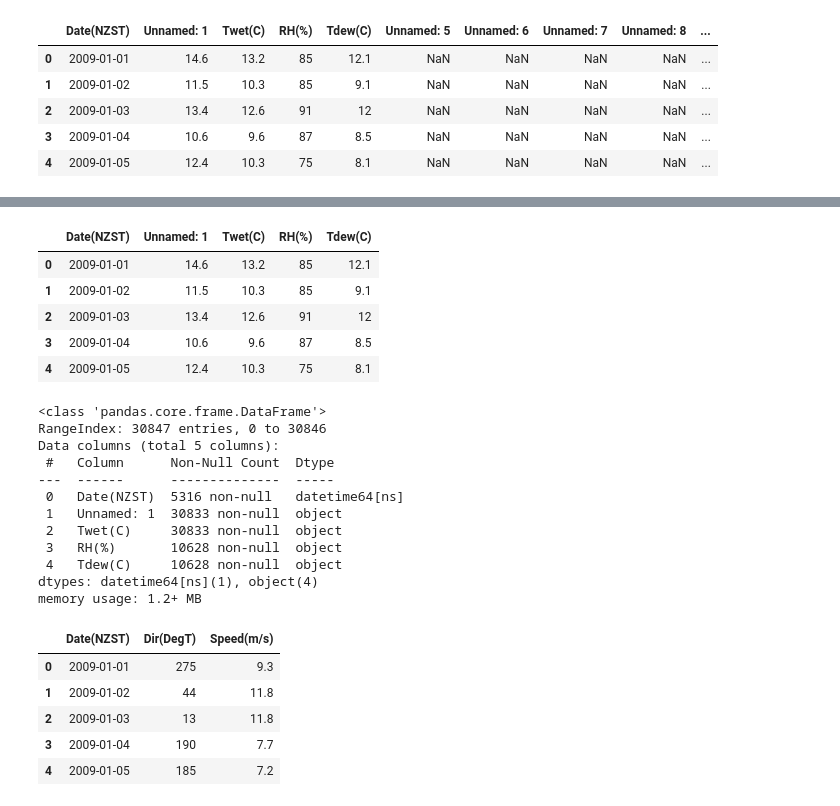
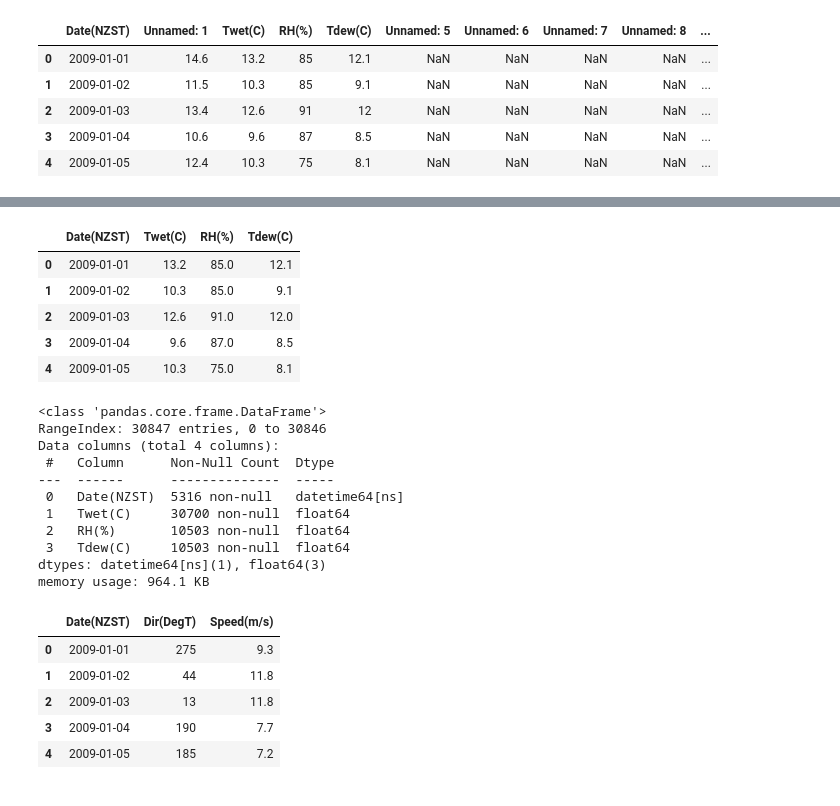
Before and after one commit to YingCG/research-weather-forecast, a Jupyter notebook: data/niwa_cleaned/preprocessingNiwaData.ipynb, the cells around one changed output, grey strips where cells are left out. Drawn from its saved outputs; the diff is of its cells as text; code cells hidden in the pictures.

```diff
--- a/data/niwa_cleaned/preprocessingNiwaData.ipynb
+++ b/data/niwa_cleaned/preprocessingNiwaData.ipynb
@@ -459,5 +460,6 @@ temperatureScreenObservation.head()
 | 3 | 2009-01-04 | 10.6 | 9.6 | 87 | 8.5 | NaN | NaN | NaN | NaN | ... |
 | 4 | 2009-01-05 | 12.4 | 10.3 | 75 | 8.1 | NaN | NaN | NaN | NaN | ... |
 # %%
-# temperatureScreenObservation[['Tair(C)', 'Twet(C)', 'RH(%)', 'Tdew(C)']] = temperatureScreenObservation[['Tair(C)', 'Twet(C)', 'RH(%)', 'Tdew(C)']].apply(pd.to_numeric, errors='coerce')
-# temperatureScreenObservation.info()
+cols = ['Twet(C)', 'RH(%)', 'Tdew(C)']
+temperatureScreenObservation[cols] = temperatureScreenObservation[cols].apply(pd.to_numeric, errors='coerce')
+temperatureScreenObservation.info()
@@ -464,28 +485,27 @@ temperatureScreenObservation.head()
 # %%
-temperatureScreenObservation.drop(columns=['Unnamed: 5','Unnamed: 6', 'Unnamed: 7', 'Unnamed: 8', 'Unnamed: 9', 'Unnamed: 10'], inplace=True)
+temperatureScreenObservation.drop(columns=['Unnamed: 1', 'Unnamed: 5','Unnamed: 6', 'Unnamed: 7', 'Unnamed: 8', 'Unnamed: 9', 'Unnamed: 10'], inplace=True)
 temperatureScreenObservation.head()
 # %% [output]
-|  | Date(NZST) | Unnamed: 1 | Twet(C) | RH(%) | Tdew(C) |
-| 0 | 2009-01-01 | 14.6 | 13.2 | 85 | 12.1 |
-| 1 | 2009-01-02 | 11.5 | 10.3 | 85 | 9.1 |
-| 2 | 2009-01-03 | 13.4 | 12.6 | 91 | 12 |
-| 3 | 2009-01-04 | 10.6 | 9.6 | 87 | 8.5 |
-| 4 | 2009-01-05 | 12.4 | 10.3 | 75 | 8.1 |
+|  | Date(NZST) | Twet(C) | RH(%) | Tdew(C) |
+| 0 | 2009-01-01 | 13.2 | 85.0 | 12.1 |
+| 1 | 2009-01-02 | 10.3 | 85.0 | 9.1 |
+| 2 | 2009-01-03 | 12.6 | 91.0 | 12.0 |
+| 3 | 2009-01-04 | 9.6 | 87.0 | 8.5 |
+| 4 | 2009-01-05 | 10.3 | 75.0 | 8.1 |
 # %%
 temperatureScreenObservation.info()
 # %% [output]
 <class 'pandas.core.frame.DataFrame'>
 RangeIndex: 30847 entries, 0 to 30846
-Data columns (total 5 columns):
+Data columns (total 4 columns):
  #   Column      Non-Null Count  Dtype
 ---  ------      --------------  -----
  0   Date(NZST)  5316 non-null   datetime64[ns]
- 1   Unnamed: 1  30833 non-null  object
- 2   Twet(C)     30833 non-null  object
- 3   RH(%)       10628 non-null  object
- 4   Tdew(C)     10628 non-null  object
-dtypes: datetime64[ns](1), object(4)
-memory usage: 1.2+ MB
+ 1   Twet(C)     30700 non-null  float64
+ 2   RH(%)       10503 non-null  float64
+ 3   Tdew(C)     10503 non-null  float64
+dtypes: datetime64[ns](1), float64(3)
+memory usage: 964.1 KB
 # %%
 windMaxgust = pd.read_csv("./WindMaxGustDaily.csv", parse_dates=['Date(NZST)'])
 windMaxgust.head()
```
Also changed, not shown: parts of 27 cells of this notebook, 11 other files.
